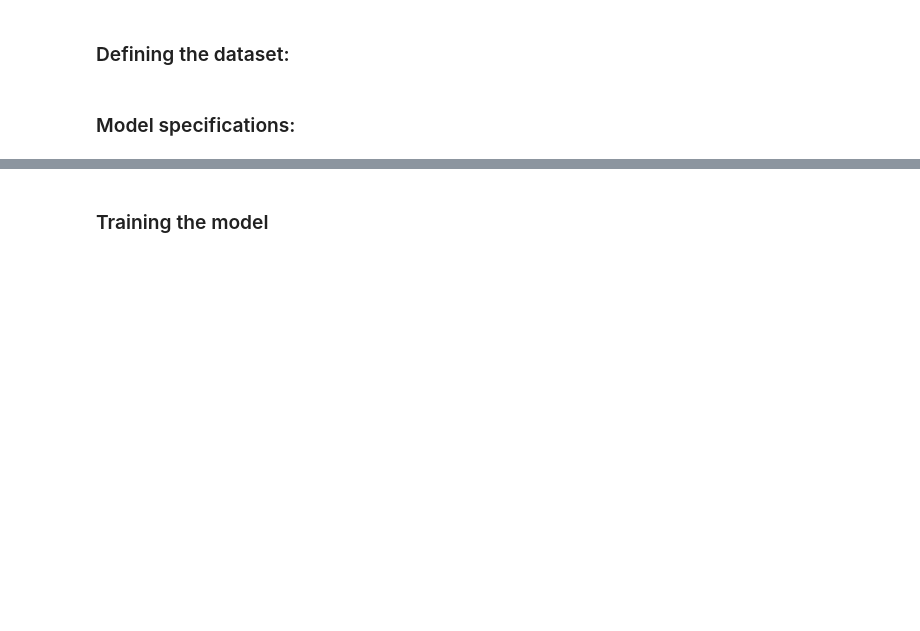
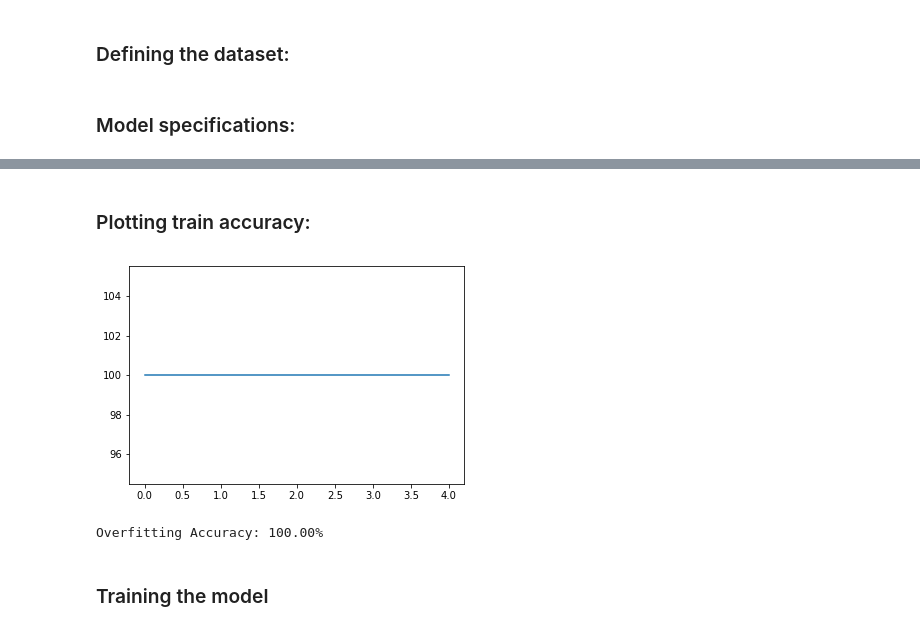
Before and after one commit to AbdullrahmanHMD/BrainTumorClassificationCNN, a Jupyter notebook: training_notebook.ipynb, the cells around one changed output, grey strips where cells are left out. Drawn from its saved outputs; the diff is of its cells as text; code cells hidden in the pictures; blank space fills up the shorter version.

```diff
--- a/training_notebook.ipynb
+++ b/training_notebook.ipynb
@@ -63,0 +107,12 @@ scheduler = StepLR(optimizer, step_size=10, gamma=1.2)
+# %% [markdown]
+### Plotting train accuracy:
+# %%
+plt.plot(accuracies_train)
+plt.show()
+# %% [output]
+[figure, added]
+# %%
+accuracy = evaluate(model=model, test_loader=overfitting_loader)
+print(f'Overfitting Accuracy: {accuracy:.2f}%')
+# %% [output]
+Overfitting Accuracy: 100.00%
```
Also changed, not shown: parts of 21 cells of this notebook, 3 other files.
